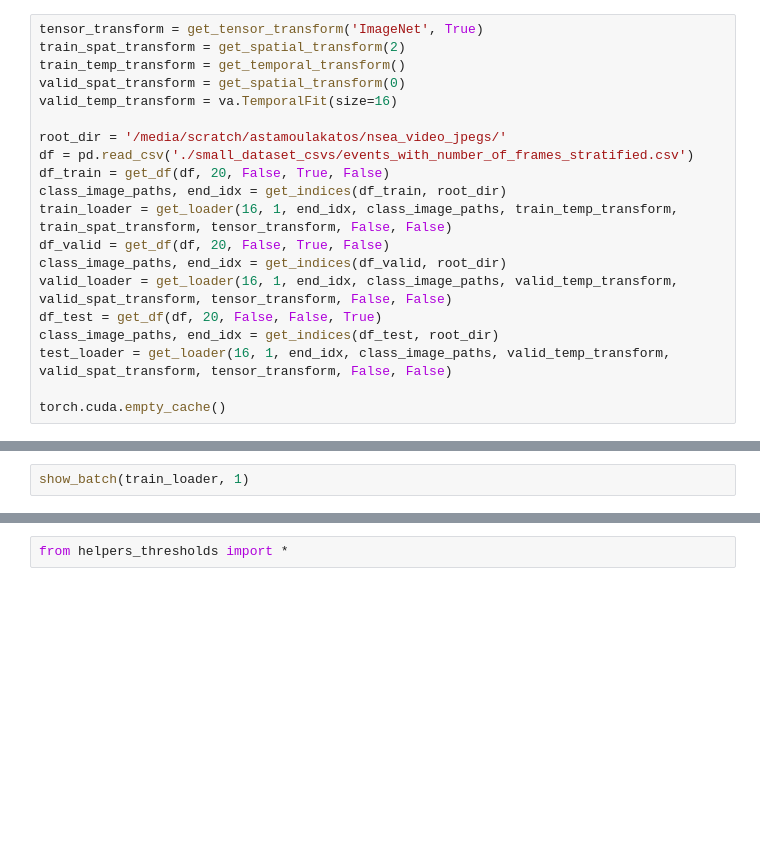
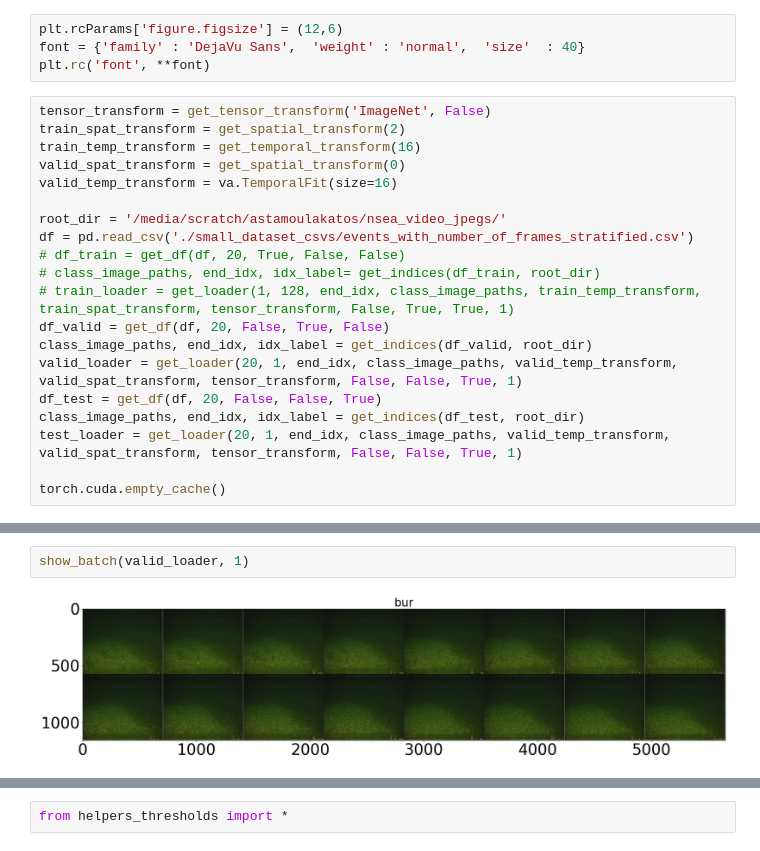
Before and after one commit to stamtron/thesis-second-dataset-extraction, a Jupyter notebook: 10-resnet2d-rolling.ipynb, the cells around one changed output, grey strips where cells are left out. Saved outputs shown, nothing was run; the diff lists cells and outputs as text; blank space fills up the shorter version.

```diff
--- a/10-resnet2d-rolling.ipynb
+++ b/10-resnet2d-rolling.ipynb
@@ -32,20 +49,24 @@ check_freeze(resnet.module)
+# %%
+plt.rcParams['figure.figsize'] = (12,6)
+font = {'family' : 'DejaVu Sans',  'weight' : 'normal',  'size'  : 40}
+plt.rc('font', **font)
 # %%
-tensor_transform = get_tensor_transform('ImageNet', True)
+tensor_transform = get_tensor_transform('ImageNet', False)
 train_spat_transform = get_spatial_transform(2)
-train_temp_transform = get_temporal_transform()
+train_temp_transform = get_temporal_transform(16)
 valid_spat_transform = get_spatial_transform(0)
 valid_temp_transform = va.TemporalFit(size=16)
 
 root_dir = '/media/scratch/astamoulakatos/nsea_video_jpegs/'
 df = pd.read_csv('./small_dataset_csvs/events_with_number_of_frames_stratified.csv')
-df_train = get_df(df, 20, False, True, False)
-class_image_paths, end_idx = get_indices(df_train, root_dir)
-train_loader = get_loader(16, 1, end_idx, class_image_paths, train_temp_transform, train_spat_transform, tensor_transform, False, False)
+# df_train = get_df(df, 20, True, False, False)
+# class_image_paths, end_idx, idx_label= get_indices(df_train, root_dir)
+# train_loader = get_loader(1, 128, end_idx, class_image_paths, train_temp_transform, train_spat_transform, tensor_transform, False, True, True, 1)
 df_valid = get_df(df, 20, False, True, False)
-class_image_paths, end_idx = get_indices(df_valid, root_dir)
-valid_loader = get_loader(16, 1, end_idx, class_image_paths, valid_temp_transform, valid_spat_transform, tensor_transform, False, False)
+class_image_paths, end_idx, idx_label = get_indices(df_valid, root_dir)
+valid_loader = get_loader(20, 1, end_idx, class_image_paths, valid_temp_transform, valid_spat_transform, tensor_transform, False, False, True, 1)
 df_test = get_df(df, 20, False, False, True)
-class_image_paths, end_idx = get_indices(df_test, root_dir)
-test_loader = get_loader(16, 1, end_idx, class_image_paths, valid_temp_transform, valid_spat_transform, tensor_transform, False, False)
+class_image_paths, end_idx, idx_label = get_indices(df_test, root_dir)
+test_loader = get_loader(20, 1, end_idx, class_image_paths, valid_temp_transform, valid_spat_transform, tensor_transform, False, False, True, 1)
 
 torch.cuda.empty_cache()
@@ -58,5 +87,7 @@ inputs.shape
 # %%
-show_batch(train_loader, 1)
+show_batch(valid_loader, 1)
+# %% [output]
+[figure, added]
 # %%
 resnet.eval()
 running_loss = 0.0
```
Also changed, not shown: parts of 24 cells of this notebook, 8 other files.
